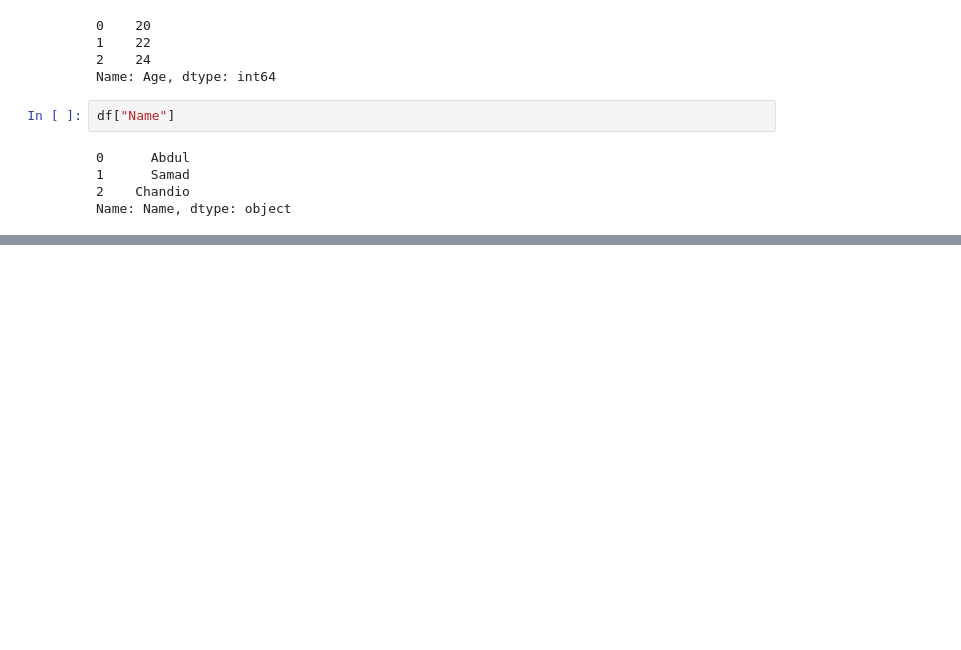
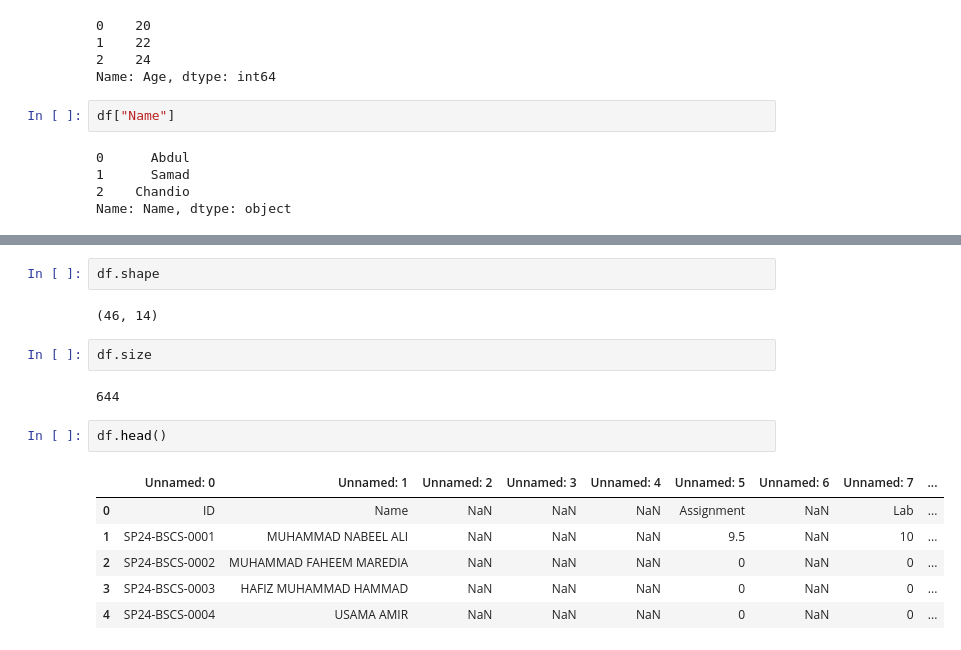
Before and after one commit to chandiosamad07/AI, a Jupyter notebook: Python/Pandas.ipynb, the cells around one changed output, grey strips where cells are left out. Drawn from its saved outputs; the diff is of its cells as text; blank space fills up the shorter version.

```diff
--- a/Python/Pandas.ipynb
+++ b/Python/Pandas.ipynb
@@ -138,3 +138,20 @@ df
 | 43 | SP24-BSCS-0045 | UMAIMA | NaN | NaN | NaN | 9 | NaN | 10 | ... |
 | 44 | SP24-BSCS-0046 | AROONA | NaN | NaN | NaN | 9 | NaN | 9 | ... |
 | 45 | NaN | NaN | NaN | NaN | NaN | NaN | NaN | NaN | ... |
+# %%
+df.shape
+# %% [output]
+(46, 14)
+# %%
+df.size
+# %% [output]
+644
+# %%
+df.head()
+# %% [output]
+|  | Unnamed: 0 | Unnamed: 1 | Unnamed: 2 | Unnamed: 3 | Unnamed: 4 | Unnamed: 5 | Unnamed: 6 | Unnamed: 7 | ... |
+| 0 | ID | Name | NaN | NaN | NaN | Assignment | NaN | Lab | ... |
+| 1 | SP24-BSCS-0001 | MUHAMMAD NABEEL ALI | NaN | NaN | NaN | 9.5 | NaN | 10 | ... |
+| 2 | SP24-BSCS-0002 | MUHAMMAD FAHEEM MAREDIA | NaN | NaN | NaN | 0 | NaN | 0 | ... |
+| 3 | SP24-BSCS-0003 | HAFIZ MUHAMMAD HAMMAD | NaN | NaN | NaN | 0 | NaN | 0 | ... |
+| 4 | SP24-BSCS-0004 | USAMA AMIR | NaN | NaN | NaN | 0 | NaN | 0 | ... |
```
